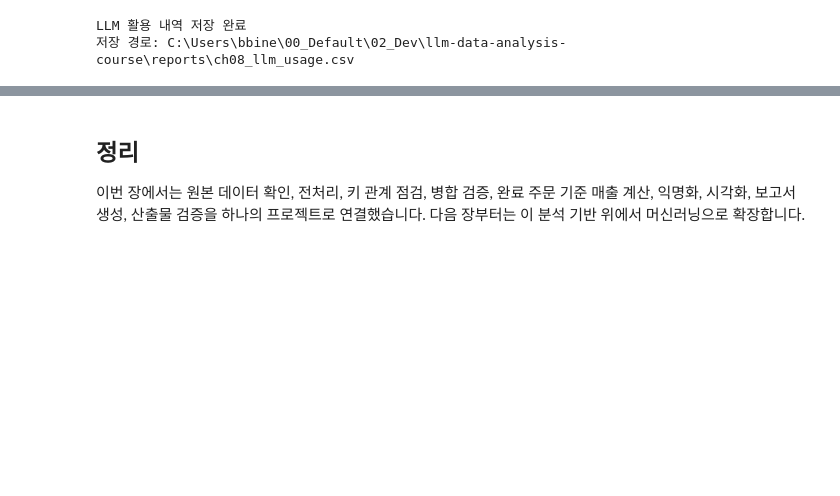
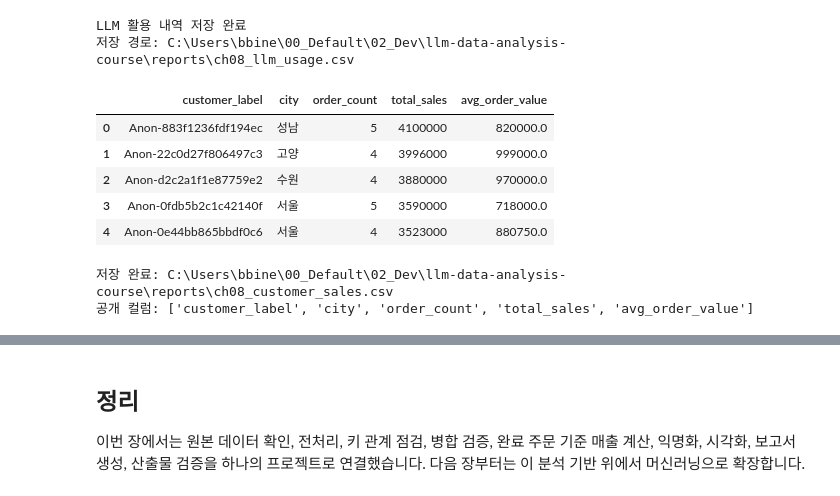
Before and after one commit to Chloe-Hyebin-Kim/llm-data-analysis-course, a Jupyter notebook: practice/chapter08/chapter08.ipynb, the cells around one changed output, grey strips where cells are left out. Drawn from its saved outputs; the diff is of its cells as text; code cells hidden in the pictures; blank space fills up the shorter version.

```diff
--- a/practice/chapter08/chapter08.ipynb
+++ b/practice/chapter08/chapter08.ipynb
@@ -848,3 +848,59 @@ print('저장 경로:', output_path)
 | 4 | 집계 결과 검증 | 매출 합계 일치 확인 | math.isclose 및 assert 사용 | 검토 전 | 모든 검증 결과 PASS 여부 |
 LLM 활용 내역 저장 완료
 저장 경로: C:\Users\bbine\00_Default\02_Dev\llm-data-analysis-course\reports\ch08_llm_usage.csv
+# %%
+
+# 공개용 고객 데이터 개인정보 보호 처리
+
+import pandas as pd
+
+# 1. 분석용 원본은 유지
+customer_sales = analysis_tables['customer_sales'].copy()
+
+# 2. 공개용 데이터 복사
+public_customer_sales = customer_sales.copy()
+
+# 3. 원본 ID와 무관한 임의 가명 라벨 생성
+import secrets
+
+customer_ids = public_customer_sales['customer_id'].drop_duplicates()
+
+random_labels = [
+    'Anon-' + secrets.token_hex(8)
+    for _ in range(len(customer_ids))
+]
+
+id_to_label = dict(zip(customer_ids, random_labels))
+
+public_customer_sales['customer_label'] = (
+    public_customer_sales['customer_id'].map(id_to_label)
+)
+
+# 4. 원본 ID 제거
+public_customer_sales = public_customer_sales.drop(
+    columns=['customer_id']
+)
+
+# 5. 공개용 고객 데이터 저장
+output_path = REPORT_DIR / 'ch08_customer_sales.csv'
+
+public_customer_sales.to_csv(
+    output_path,
+    index=False,
+    encoding='utf-8-sig'
+)
+
+# 6. 결과 확인
+display(public_customer_sales.head())
+
+print('저장 완료:', output_path)
+print('공개 컬럼:', public_customer_sales.columns.tolist())
+# %% [output]
+|  | customer_label | city | order_count | total_sales | avg_order_value |
+| 0 | Anon-883f1236fdf194ec | 성남 | 5 | 4100000 | 820000.0 |
+| 1 | Anon-22c0d27f806497c3 | 고양 | 4 | 3996000 | 999000.0 |
+| 2 | Anon-d2c2a1f1e87759e2 | 수원 | 4 | 3880000 | 970000.0 |
+| 3 | Anon-0fdb5b2c1c42140f | 서울 | 5 | 3590000 | 718000.0 |
+| 4 | Anon-0e44bb865bbdf0c6 | 서울 | 4 | 3523000 | 880750.0 |
+저장 완료: C:\Users\bbine\00_Default\02_Dev\llm-data-analysis-course\reports\ch08_customer_sales.csv
+공개 컬럼: ['customer_label', 'city', 'order_count', 'total_sales', 'avg_order_value']
```
Also changed, not shown: parts of 2 cells of this notebook, 7 other files.
